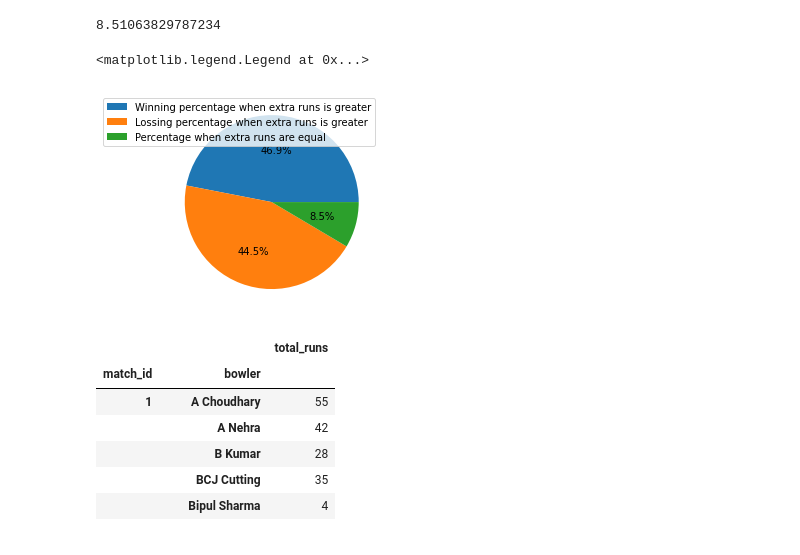
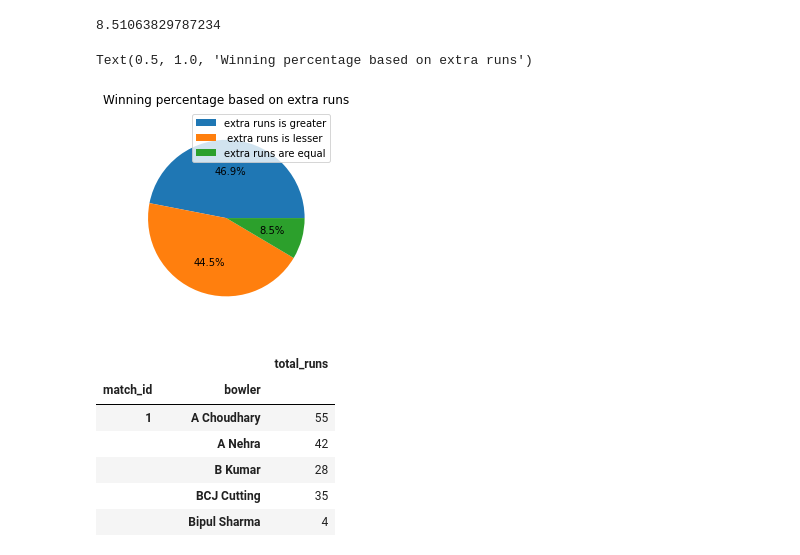
Before and after one commit to satyamgipu/Iplt20analysis, a Jupyter notebook: Copy_of_IPL_T20_Cricket_Analysis_Capstone_Project.ipynb, the cells around one changed output. Cells and saved outputs as stored; diff of their text form; code cells hidden in the pictures.

```diff
--- a/Copy_of_IPL_T20_Cricket_Analysis_Capstone_Project.ipynb
+++ b/Copy_of_IPL_T20_Cricket_Analysis_Capstone_Project.ipynb
@@ -229,11 +229,13 @@ independentxtrarunspercentage
 # %% [output]
 8.51063829787234
 # %%
-plt.pie([XtrarunsWinsPercentage,XtrarunsLoosePercentage,independentxtrarunspercentage],autopct='%1.01f%%')
-plt.legend(["Winning percentage when extra runs is greater","Lossing percentage when extra runs is greater","Percentage when extra runs are equal"],loc=1)
+
+plt.pie([XtrarunsWinsPercentage,XtrarunsLoosePercentage,independentxtrarunspercentage],autopct='%1.01f%%',radius=0.9)
+plt.legend(["extra runs is greater"," extra runs is lesser","extra runs are equal"],loc=1)
+plt.title("Winning percentage based on extra runs")
 # %% [output]
-<matplotlib.legend.Legend at 0x...>
+Text(0.5, 1.0, 'Winning percentage based on extra runs')
-[figure, old version]
+[figure, new version]
 # %%
 total_runs_bowler=pd.DataFrame(deliveries.groupby(["match_id","bowler"]).agg({"total_runs":"sum"}))
 total_runs_bowler
```
Also changed, not shown: parts of 35 cells of this notebook.
